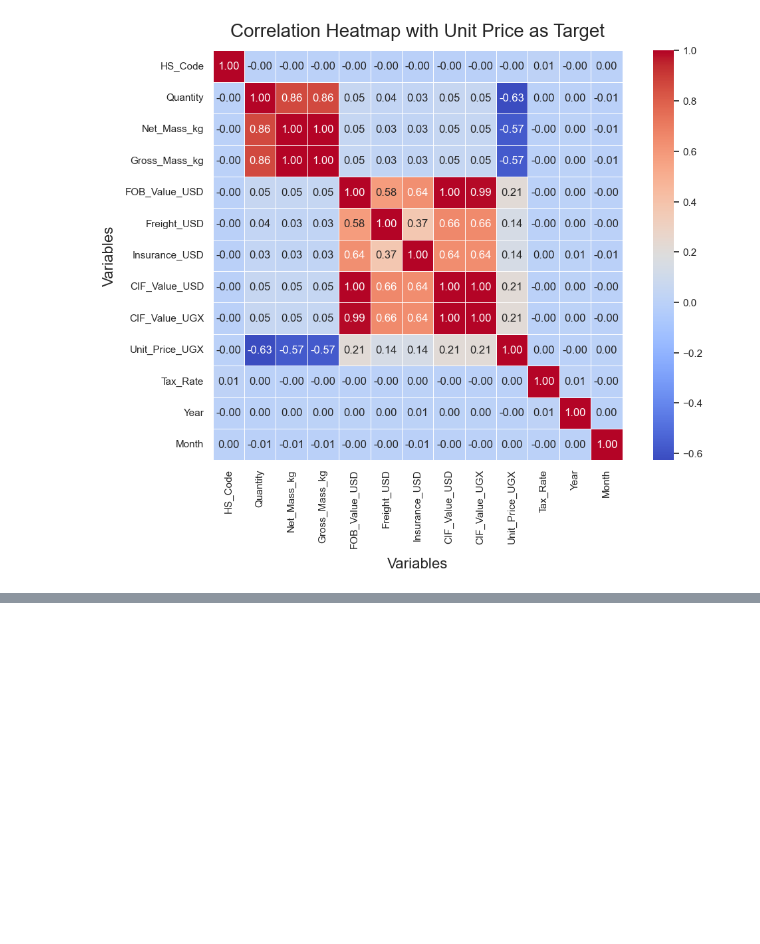
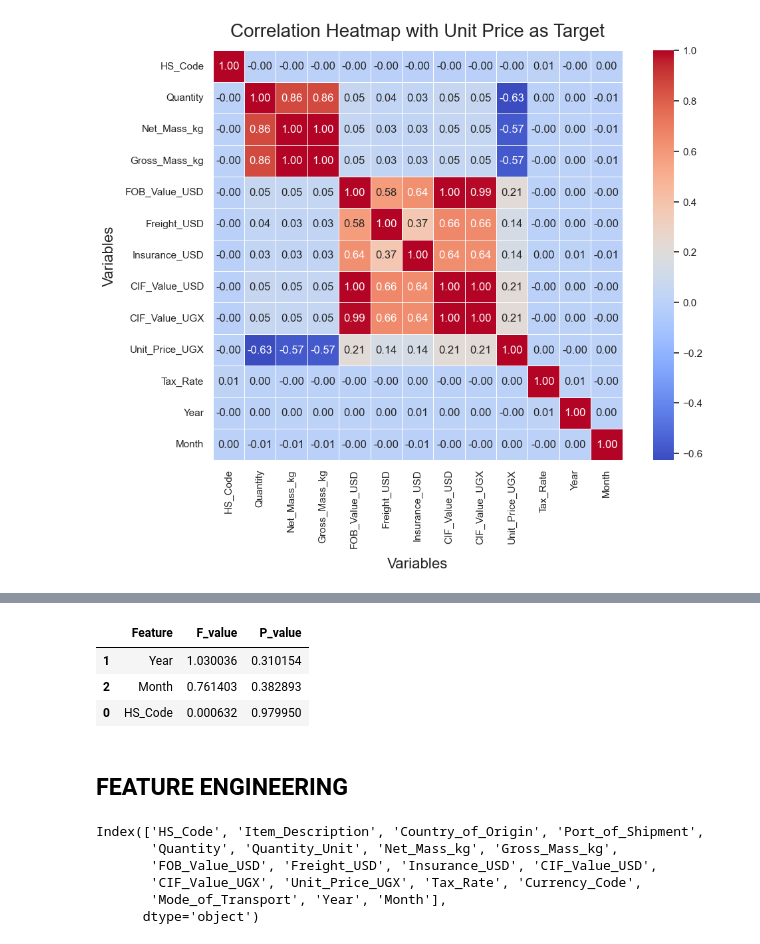
Before and after one commit to sentongo-web/MSDS, a Jupyter notebook: uganda_trade.ipynb, the cells around one changed output, grey strips where cells are left out. Drawn from its saved outputs; the diff is of its cells as text; code cells hidden in the pictures; blank space fills up the shorter version.

```diff
--- a/uganda_trade.ipynb
+++ b/uganda_trade.ipynb
@@ -559,0 +578,37 @@ plt.show()
+# %%
+from sklearn.feature_selection import f_classif
+
+# Example with one-hot encoded categories
+categorical_cols = ['HS_Code', 'Year', 'Month']  # Add more categorical fields as needed
+
+# If not already encoded, one-hot encode them
+df_encoded = pd.get_dummies(cleaned_data[categorical_cols], drop_first=True)
+
+# Calculate ANOVA F-statistic between each categorical column and the target
+from sklearn.feature_selection import f_regression
+f_values, p_values = f_regression(df_encoded, cleaned_data['Unit_Price_UGX'])
+
+# Present results in a readable format
+anova_results = pd.DataFrame({
+    'Feature': df_encoded.columns,
+    'F_value': f_values,
+    'P_value': p_values
+}).sort_values(by='F_value', ascending=False)
+
+anova_results.head(10)
+# %% [output]
+|  | Feature | F_value | P_value |
+| 1 | Year | 1.030036 | 0.310154 |
+| 2 | Month | 0.761403 | 0.382893 |
+| 0 | HS_Code | 0.000632 | 0.979950 |
+# %% [markdown]
+## FEATURE ENGINEERING
+# %%
+cleaned_data.columns
+# %% [output]
+Index(['HS_Code', 'Item_Description', 'Country_of_Origin', 'Port_of_Shipment',
+       'Quantity', 'Quantity_Unit', 'Net_Mass_kg', 'Gross_Mass_kg',
+       'FOB_Value_USD', 'Freight_USD', 'Insurance_USD', 'CIF_Value_USD',
+       'CIF_Value_UGX', 'Unit_Price_UGX', 'Tax_Rate', 'Currency_Code',
+       'Mode_of_Transport', 'Year', 'Month'],
+      dtype='object')
```
Also changed, not shown: parts of 10 cells of this notebook.
